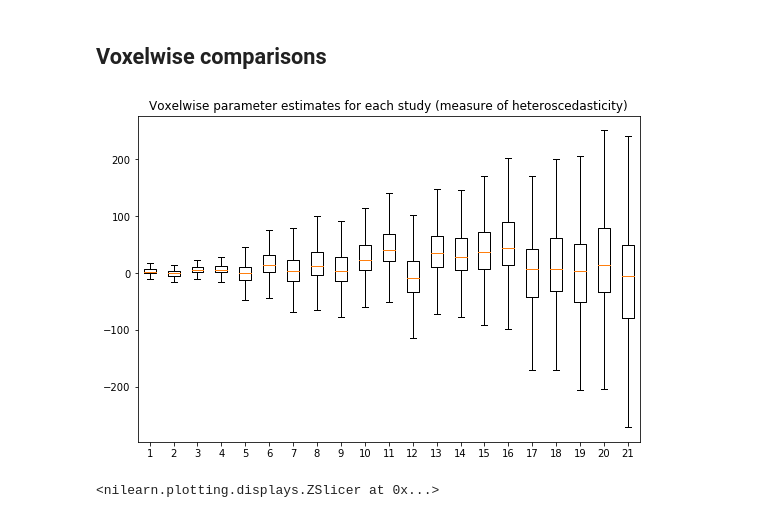
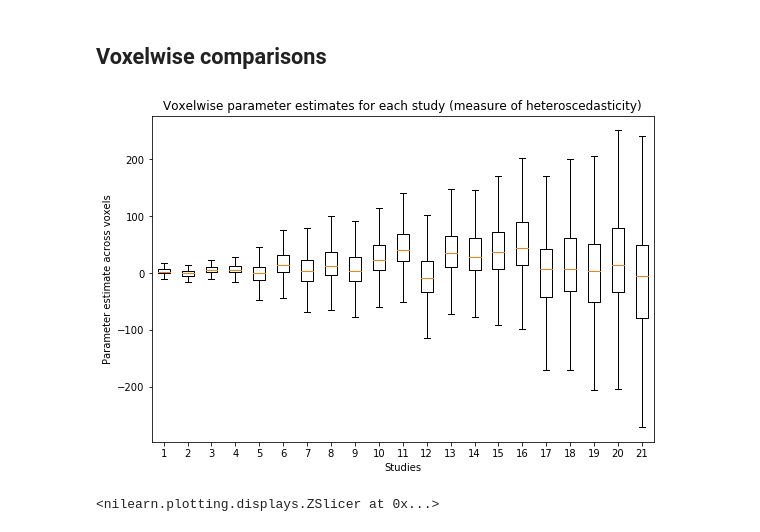
Before and after one commit to cmaumet/zmeta, a Jupyter notebook: real_data_setting.ipynb, the cells around one changed output. Drawn from its saved outputs; the diff is of its cells as text; code cells hidden in the pictures.

Commit message:
All plots now included in the manuscript

```diff
--- a/real_data_setting.ipynb
+++ b/real_data_setting.ipynb
@@ -142,23 +142,25 @@ sum(Qp_mlog10[in_mask]>-np.log10(pFDR))/len(in_mask[0])*100
 # %%
 aa = hatbeta.reshape((-1, num_studies))
 
 hatbetas_flat = np.zeros((len(tau2[in_mask].flatten()), num_studies))
 for i in range(num_studies):
     this_hatbeta = hatbeta[:,:,:,i]
     hatbetas_flat[:,i] = this_hatbeta[in_mask]
 aa = hatbetas_flat
 
 
 aa = aa[:, np.argsort(scipy.stats.iqr(aa, axis=0))]
 
 fig = plt.figure(1, figsize=(9, 6))
 ax = fig.add_subplot(111)
 bp = ax.boxplot(aa, 0, sym='')
 ax.set_title('Voxelwise parameter estimates for each study (measure of heteroscedasticity)')
+plt.xlabel('Studies')
+plt.ylabel('Parameter estimate across voxels')
 
 plt.savefig('heteroscedasticity.pdf', format='pdf', dpi=300)
 # %% [output]
-[figure, old version]
+[figure, new version]
 # %%
 mean_si2 = np.mean(si2, axis=3)
 var_si2 = np.var(si2, axis=3)
```
Also changed, not shown: parts of 4 cells of this notebook, 6 other files.
